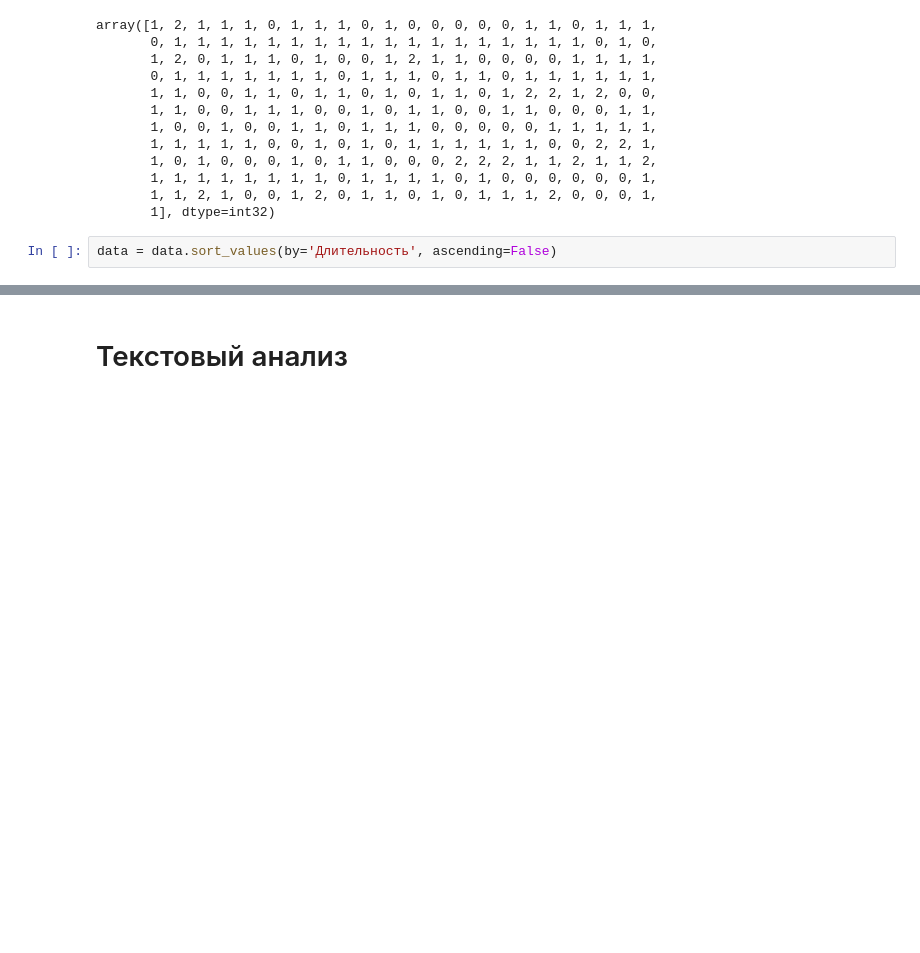
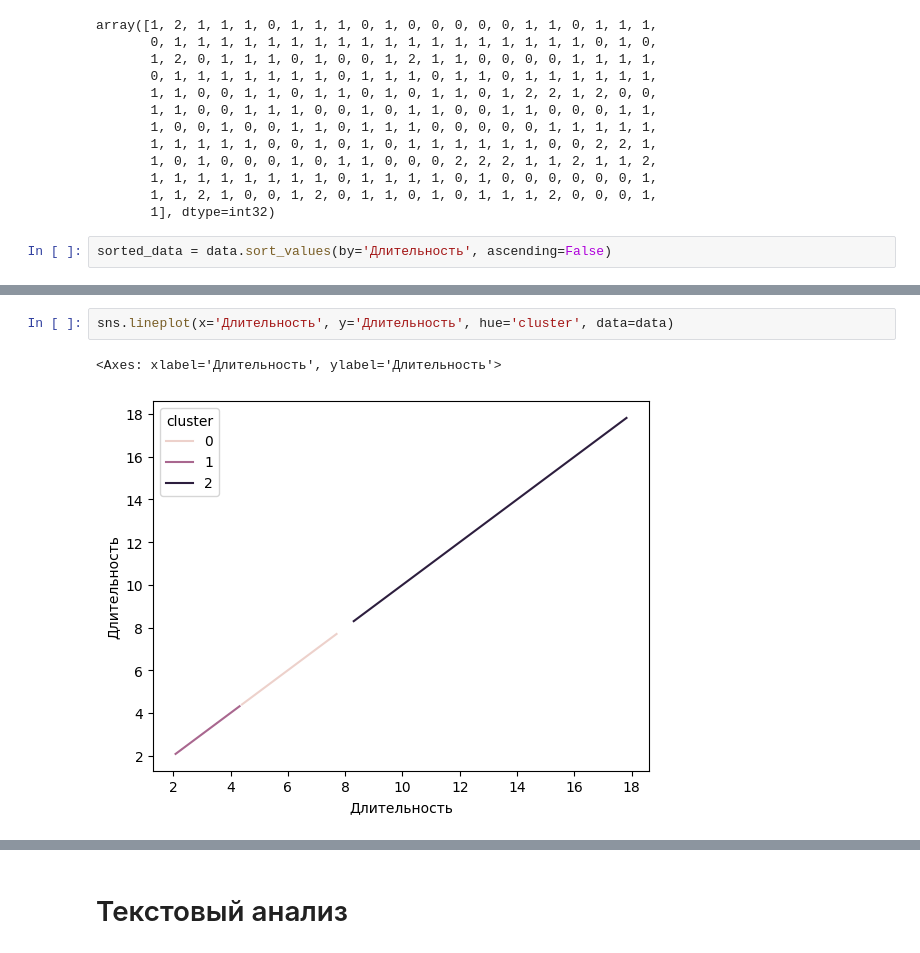
Before and after one commit to MBFROBO/hack_baltica, a Jupyter notebook: data_scanning.ipynb, the cells around one changed output, grey strips where cells are left out. Drawn from its saved outputs; the diff is of its cells as text; blank space fills up the shorter version.

Commit message:
data_with_noice

```diff
--- a/data_scanning.ipynb
+++ b/data_scanning.ipynb
@@ -225,5 +222,5 @@ array([1, 2, 1, 1, 1, 0, 1, 1, 1, 0, 1, 0, 0, 0, 0, 0, 1, 1, 0, 1, 1, 1,
        1, 1, 2, 1, 0, 0, 1, 2, 0, 1, 1, 0, 1, 0, 1, 1, 1, 2, 0, 0, 0, 1,
        1], dtype=int32)
 # %%
-data = data.sort_values(by='Длительность', ascending=False)
+sorted_data = data.sort_values(by='Длительность', ascending=False)
 # %%
@@ -256,0 +263,5 @@ Name: Длительность, dtype: float64
+# %%
+sns.lineplot(x='Длительность', y='Длительность', hue='cluster', data=data)
+# %% [output]
+<Axes: xlabel='Длительность', ylabel='Длительность'>
+[figure, added]
```
Also changed, not shown: parts of 29 cells of this notebook, 4 other files.
